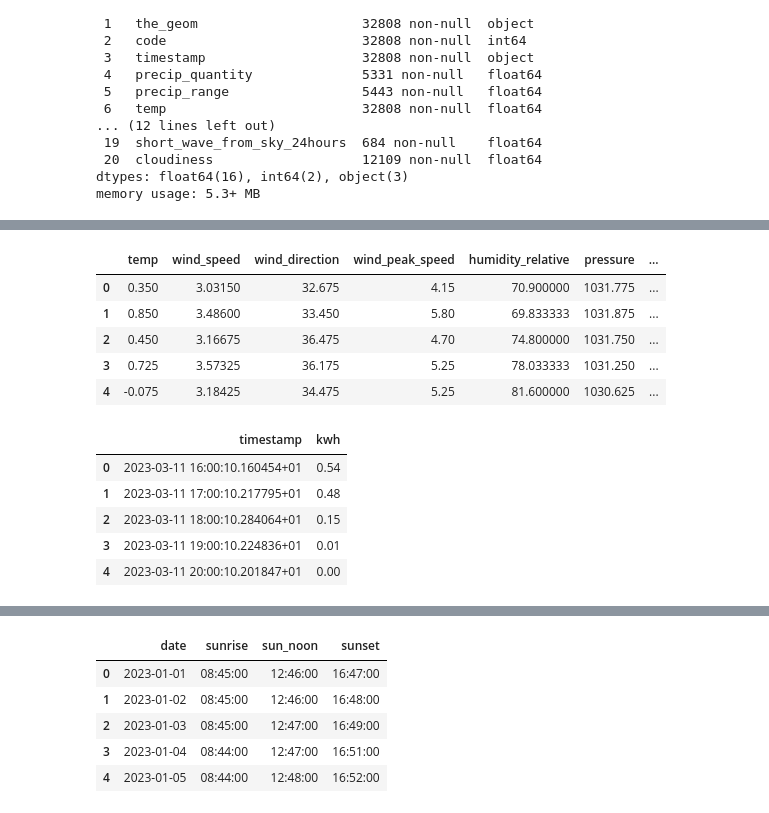
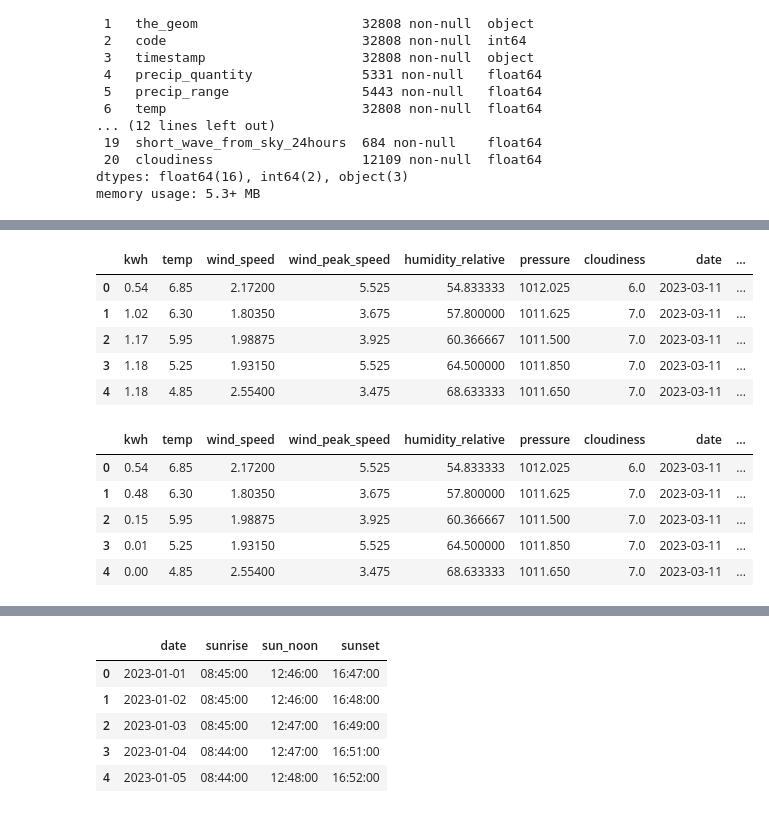
Before and after one commit to JulesGoubert/solar, a Jupyter notebook: test.ipynb, the cells around one changed output, grey strips where cells are left out. Saved outputs shown, nothing was run; the diff lists cells and outputs as text; code cells hidden in the pictures.

```diff
--- a/test.ipynb
+++ b/test.ipynb
@@ -73,8 +80,12 @@ memory usage: 5.3+ MB
+# %%
+weather["timestamp"] = pd.to_datetime(weather["timestamp"], utc=True)
+solar["timestamp"] = pd.to_datetime(solar["timestamp"], utc=True)
+data = pd.merge_asof(solar, weather, on="timestamp", direction="nearest")
 # %%
 # drop columns with more than 70% missing values
-weather = weather.dropna(thresh=0.3*len(weather), axis=1)
+data = data.dropna(thresh=0.3*len(weather), axis=1)
 # drop useless columns
-weather.drop(columns=["FID", "the_geom", "code", "wind_speed_unit"], axis=1, inplace=True)
-weather.info()
+data.drop(columns=["code", "wind_speed_unit", "wind_direction", "pressure_station_level"], axis=1, inplace=True)
+data.info()
 # %% [output]
 <class 'pandas.core.frame.DataFrame'>
@@ -109,28 +106,28 @@ weather.head()
 # %%
 # clean weather timestamp data
-weather["timestamp"] = weather["timestamp"].apply(lambda date: pd.to_datetime(date).strftime("%Y-%m-%d %H"))
+data["timestamp"] = data["timestamp"].apply(lambda date: pd.to_datetime(date).strftime("%Y-%m-%d %H"))
 # split timestamp into date and hour
-weather["date"] = weather["timestamp"].apply(lambda date: date.split(" ")[0])
-weather["hour"] = weather["timestamp"].apply(lambda date: date.split(" ")[1])
-weather.drop(columns=["timestamp"], inplace=True)
-weather.head()
+data["date"] = data["timestamp"].apply(lambda date: date.split(" ")[0])
+data["hour"] = data["timestamp"].apply(lambda date: date.split(" ")[1])
+data.drop(columns=["timestamp"], inplace=True)
+data.head()
 # %% [output]
-|  | temp | wind_speed | wind_direction | wind_peak_speed | humidity_relative | pressure | ... |
-| 0 | 0.350 | 3.03150 | 32.675 | 4.15 | 70.900000 | 1031.775 | ... |
-| 1 | 0.850 | 3.48600 | 33.450 | 5.80 | 69.833333 | 1031.875 | ... |
-| 2 | 0.450 | 3.16675 | 36.475 | 4.70 | 74.800000 | 1031.750 | ... |
-| 3 | 0.725 | 3.57325 | 36.175 | 5.25 | 78.033333 | 1031.250 | ... |
-| 4 | -0.075 | 3.18425 | 34.475 | 5.25 | 81.600000 | 1030.625 | ... |
+|  | kwh | temp | wind_speed | wind_peak_speed | humidity_relative | pressure | cloudiness | date | ... |
+| 0 | 0.54 | 6.85 | 2.17200 | 5.525 | 54.833333 | 1012.025 | 6.0 | 2023-03-11 | ... |
+| 1 | 1.02 | 6.30 | 1.80350 | 3.675 | 57.800000 | 1011.625 | 7.0 | 2023-03-11 | ... |
+| 2 | 1.17 | 5.95 | 1.98875 | 3.925 | 60.366667 | 1011.500 | 7.0 | 2023-03-11 | ... |
+| 3 | 1.18 | 5.25 | 1.93150 | 5.525 | 64.500000 | 1011.850 | 7.0 | 2023-03-11 | ... |
+| 4 | 1.18 | 4.85 | 2.55400 | 3.475 | 68.633333 | 1011.650 | 7.0 | 2023-03-11 | ... |
 # %%
 # kwh is cummulative
 # we need to calculate the daily kwh
-solar["kwh"] = solar["kwh"] - solar["kwh"].shift(1, fill_value=0)
-solar.head()
+data["kwh"] = data["kwh"] - data["kwh"].shift(1, fill_value=0)
+data.head()
 # %% [output]
-|  | timestamp | kwh |
-| 0 | 2023-03-11 16:00:10.160454+01 | 0.54 |
-| 1 | 2023-03-11 17:00:10.217795+01 | 0.48 |
-| 2 | 2023-03-11 18:00:10.284064+01 | 0.15 |
-| 3 | 2023-03-11 19:00:10.224836+01 | 0.01 |
-| 4 | 2023-03-11 20:00:10.201847+01 | 0.00 |
+|  | kwh | temp | wind_speed | wind_peak_speed | humidity_relative | pressure | cloudiness | date | ... |
+| 0 | 0.54 | 6.85 | 2.17200 | 5.525 | 54.833333 | 1012.025 | 6.0 | 2023-03-11 | ... |
+| 1 | 0.48 | 6.30 | 1.80350 | 3.675 | 57.800000 | 1011.625 | 7.0 | 2023-03-11 | ... |
+| 2 | 0.15 | 5.95 | 1.98875 | 3.925 | 60.366667 | 1011.500 | 7.0 | 2023-03-11 | ... |
+| 3 | 0.01 | 5.25 | 1.93150 | 5.525 | 64.500000 | 1011.850 | 7.0 | 2023-03-11 | ... |
+| 4 | 0.00 | 4.85 | 2.55400 | 3.475 | 68.633333 | 1011.650 | 7.0 | 2023-03-11 | ... |
 # %%
```
Also changed, not shown: parts of 20 cells of this notebook, 1 other file.
